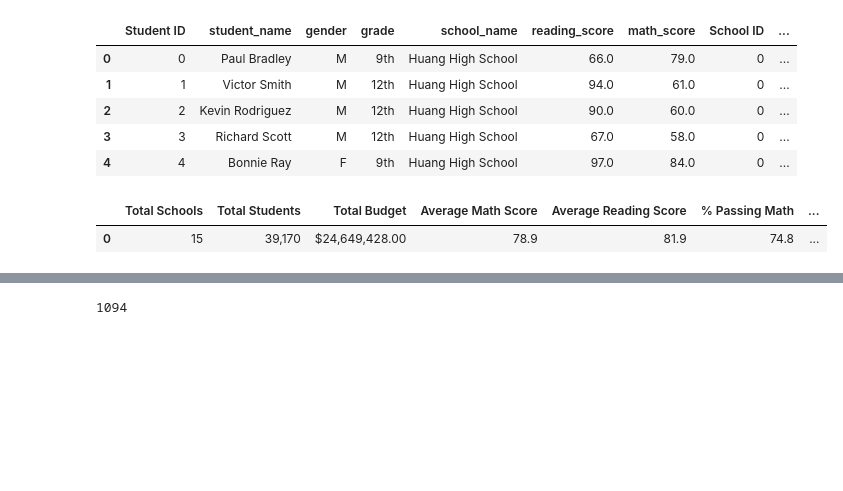
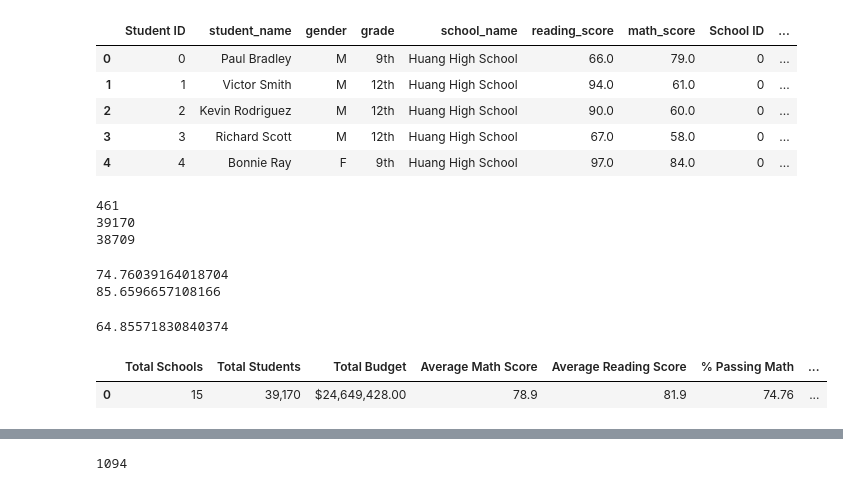
Before and after one commit to mollydorman23/School_District_Analysis, a Jupyter notebook: PyCitySchools_Challenge.ipynb, the cells around one changed output, grey strips where cells are left out. Drawn from its saved outputs; the diff is of its cells as text; code cells hidden in the pictures; blank space fills up the shorter version.

```diff
--- a/PyCitySchools_Challenge.ipynb
+++ b/PyCitySchools_Challenge.ipynb
@@ -86,13 +95,23 @@ average_math_score = school_data_complete_df["math_score"].mean()
 # Step 1. Get the number of students that are in ninth grade at Thomas High School.
 # These students have no grades.
 THS_9_student_count = school_data_complete_df.loc[(school_data_complete_df["school_name"]== "Thomas High School")
-                                                         & (school_data_complete_df["grade"] == "9th"),"student_name"].count()
+                                                  & (school_data_complete_df["grade"] == "9th"),"student_name"].count()
+
+print(THS_9_student_count)
+
 # Get the total student count
 student_count = school_data_complete_df["Student ID"].count()
+
+print(student_count)
 
 # Step 2. Subtract the number of students that are in ninth grade at
 # Thomas High School from the total student count to get the new total student count.
 new_student_count = student_count - THS_9_student_count
+print(new_student_count)
+# %% [output]
+461
+39170
+38709
 # %%
 # Calculate the passing rates using the "clean_student_data".
 passing_math_count = school_data_complete_df[(school_data_complete_df["math_score"] >= 70)].count()["student_name"]
@@ -101,6 +120,11 @@ passing_reading_count = school_data_complete_df[(school_data_complete_df["readin
 # Step 3. Calculate the passing percentages with the new total student count.
 new_passing_math_percentage = passing_math_count / new_student_count * 100
 new_passing_reading_percentage = passing_reading_count / new_student_count * 100
+print(new_passing_math_percentage)
+print(new_passing_reading_percentage)
+# %% [output]
+74.76039164018704
+85.6596657108166
 # %%
 # Calculate the students who passed both reading and math.
 passing_math_reading = school_data_complete_df[(school_data_complete_df["math_score"] >= 70)
@@ -112,34 +136,37 @@ overall_passing_math_reading_count = passing_math_reading["student_name"].count(
 
 # Step 4.Calculate the overall passing percentage with new total student count.
 new_overall_passing_percentage = overall_passing_math_reading_count / new_student_count * 100
+new_overall_passing_percentage
+# %% [output]
+64.85571830840374
 # %%
 # Create a DataFrame
 district_summary_df = pd.DataFrame(
           [{"Total Schools": school_count,
           "Total Students": student_count,
           "Total Budget": total_budget,
           "Average Math Score": average_math_score,
           "Average Reading Score": average_reading_score,
           "% Passing Math": new_passing_math_percentage,
          "% Passing Reading": new_passing_reading_percentage,
         "% Overall Passing": new_overall_passing_percentage}])
 
 
 
 # Format the "Total Students" to have the comma for a thousands separator.
 district_summary_df["Total Students"] = district_summary_df["Total Students"].map("{:,}".format)
 # Format the "Total Budget" to have the comma for a thousands separator, a decimal separator and a "$".
 district_summary_df["Total Budget"] = district_summary_df["Total Budget"].map("${:,.2f}".format)
 # Format the columns.
 district_summary_df["Average Math Score"] = district_summary_df["Average Math Score"].map("{:.1f}".format)
 district_summary_df["Average Reading Score"] = district_summary_df["Average Reading Score"].map("{:.1f}".format)
-district_summary_df["% Passing Math"] = district_summary_df["% Passing Math"].map("{:.1f}".format)
-district_summary_df["% Passing Reading"] = district_summary_df["% Passing Reading"].map("{:.1f}".format)
-district_summary_df["% Overall Passing"] = district_summary_df["% Overall Passing"].map("{:.1f}".format)
+district_summary_df["% Passing Math"] = district_summary_df["% Passing Math"].map("{:.2f}".format)
+district_summary_df["% Passing Reading"] = district_summary_df["% Passing Reading"].map("{:.2f}".format)
+district_summary_df["% Overall Passing"] = district_summary_df["% Overall Passing"].map("{:.2f}".format)
 
 # Display the data frame
 district_summary_df
 # %% [output]
 |  | Total Schools | Total Students | Total Budget | Average Math Score | Average Reading Score | % Passing Math | ... |
-| 0 | 15 | 39,170 | $24,649,428.00 | 78.9 | 81.9 | 74.8 | ... |
+| 0 | 15 | 39,170 | $24,649,428.00 | 78.9 | 81.9 | 74.76 | ... |
 # %%
```
Also changed, not shown: parts of 16 cells of this notebook, 1 other file.
